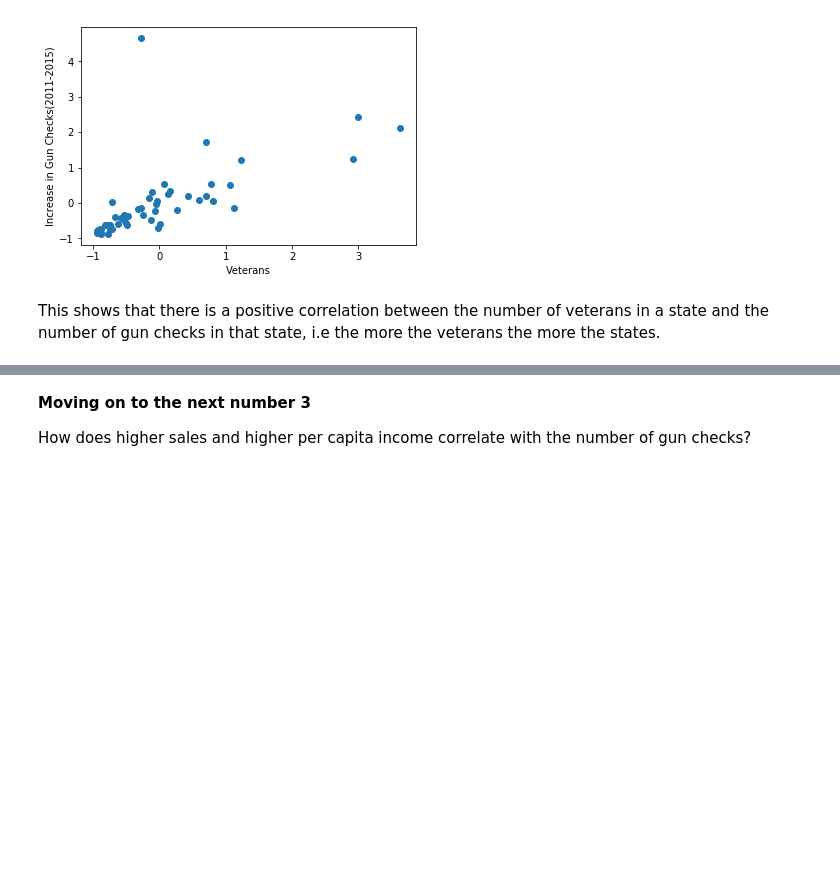
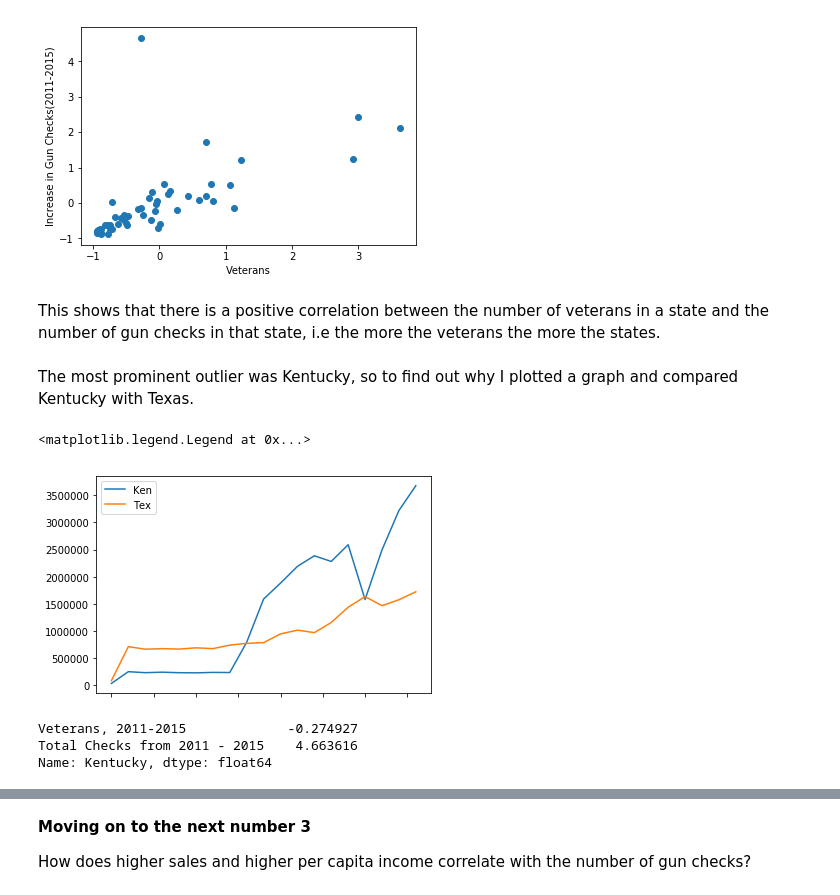
Before and after one commit to durot1973/Data-Analyst-Project, a Jupyter notebook: Analysis.ipynb, the cells around one changed output, grey strips where cells are left out. Drawn from its saved outputs; the diff is of its cells as text; code cells hidden in the pictures; blank space fills up the shorter version.

Commit message:
Dealt with outlier question 2

```diff
--- a/Analysis.ipynb
+++ b/Analysis.ipynb
@@ -183,3 +183,18 @@ The correlation between the number of veterans and the total number of checks is
 # %% [markdown]
 This shows that there is a positive correlation between the number of veterans in a state and the number of gun checks in
 that state, i.e the more the veterans the more the states.
+# %% [markdown]
+The most prominent outlier was Kentucky, so to find out why I plotted a graph and compared Kentucky with Texas.
+# %%
+checks_each_year.loc['Kentucky'].plot(label='Ken')
+checks_each_year.loc['Texas'].plot(label='Tex')
+plt.legend()
+# %% [output]
+<matplotlib.legend.Legend at 0x...>
+[figure, added]
+# %%
+vets_and_checks.loc['Kentucky']
+# %% [output]
+Veterans, 2011-2015             -0.274927
+Total Checks from 2011 - 2015    4.663616
+Name: Kentucky, dtype: float64
```
Also changed, not shown: parts of 3 cells of this notebook.
